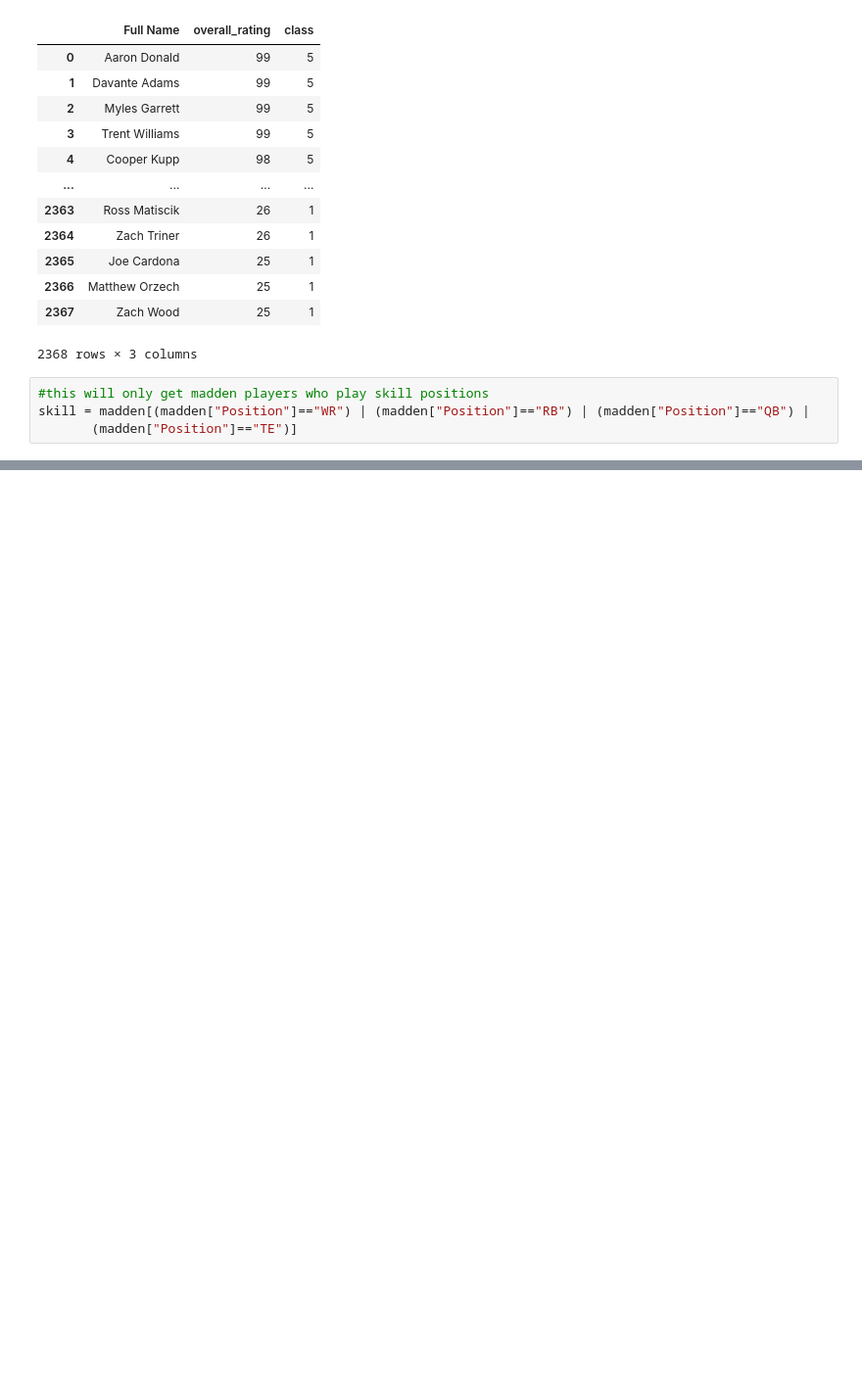
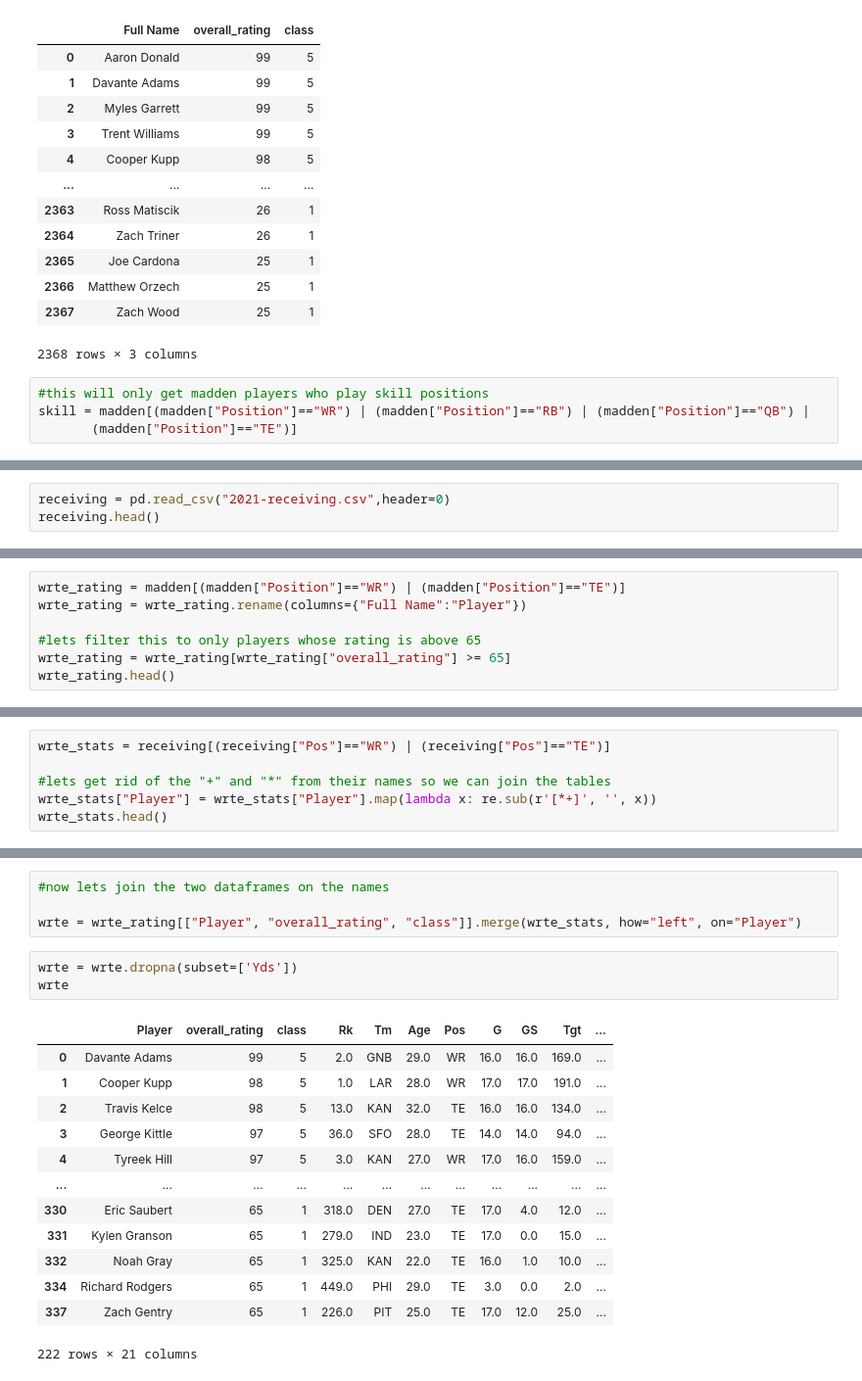
Before and after one commit to david-lytikainen/madden-408v, a Jupyter notebook: madden.ipynb, the cells around one changed output, grey strips where cells are left out. Shown at 98% size. Cells and saved outputs as stored; diff of their text form; blank space fills up the shorter version.

```diff
--- a/madden.ipynb
+++ b/madden.ipynb
@@ -65,0 +92,3 @@ skill[["Full Name", "overall_rating", "class"]][skill["overall_rating"]>=70]
+# %%
+receiving = pd.read_csv("2021-receiving.csv",header=0)
+receiving.head()
@@ -65,0 +104,7 @@ skill[["Full Name", "overall_rating", "class"]][skill["overall_rating"]>=70]
+# %%
+wrte_rating = madden[(madden["Position"]=="WR") | (madden["Position"]=="TE")]
+wrte_rating = wrte_rating.rename(columns={"Full Name":"Player"})
+
+#lets filter this to only players whose rating is above 65
+wrte_rating = wrte_rating[wrte_rating["overall_rating"] >= 65]
+wrte_rating.head()
@@ -65,0 +119,6 @@ skill[["Full Name", "overall_rating", "class"]][skill["overall_rating"]>=70]
+# %%
+wrte_stats = receiving[(receiving["Pos"]=="WR") | (receiving["Pos"]=="TE")]
+
+#lets get rid of the "+" and "*" from their names so we can join the tables
+wrte_stats["Player"] = wrte_stats["Player"].map(lambda x: re.sub(r'[*+]', '', x))
+wrte_stats.head()
@@ -65,0 +137,21 @@ skill[["Full Name", "overall_rating", "class"]][skill["overall_rating"]>=70]
+# %%
+#now lets join the two dataframes on the names
+
+wrte = wrte_rating[["Player", "overall_rating", "class"]].merge(wrte_stats, how="left", on="Player")
+# %%
+wrte = wrte.dropna(subset=['Yds'])
+wrte
+# %% [output]
+|  | Player | overall_rating | class | Rk | Tm | Age | Pos | G | GS | Tgt | ... |
+| 0 | Davante Adams | 99 | 5 | 2.0 | GNB | 29.0 | WR | 16.0 | 16.0 | 169.0 | ... |
+| 1 | Cooper Kupp | 98 | 5 | 1.0 | LAR | 28.0 | WR | 17.0 | 17.0 | 191.0 | ... |
+| 2 | Travis Kelce | 98 | 5 | 13.0 | KAN | 32.0 | TE | 16.0 | 16.0 | 134.0 | ... |
+| 3 | George Kittle | 97 | 5 | 36.0 | SFO | 28.0 | TE | 14.0 | 14.0 | 94.0 | ... |
+| 4 | Tyreek Hill | 97 | 5 | 3.0 | KAN | 27.0 | WR | 17.0 | 16.0 | 159.0 | ... |
+| ... | ... | ... | ... | ... | ... | ... | ... | ... | ... | ... | ... |
+| 330 | Eric Saubert | 65 | 1 | 318.0 | DEN | 27.0 | TE | 17.0 | 4.0 | 12.0 | ... |
+| 331 | Kylen Granson | 65 | 1 | 279.0 | IND | 23.0 | TE | 17.0 | 0.0 | 15.0 | ... |
+| 332 | Noah Gray | 65 | 1 | 325.0 | KAN | 22.0 | TE | 16.0 | 1.0 | 10.0 | ... |
+| 334 | Richard Rodgers | 65 | 1 | 449.0 | PHI | 29.0 | TE | 3.0 | 0.0 | 2.0 | ... |
+| 337 | Zach Gentry | 65 | 1 | 226.0 | PIT | 25.0 | TE | 17.0 | 12.0 | 25.0 | ... |
+222 rows × 21 columns
```
Also changed, not shown: parts of 15 cells of this notebook, 1 other file.
